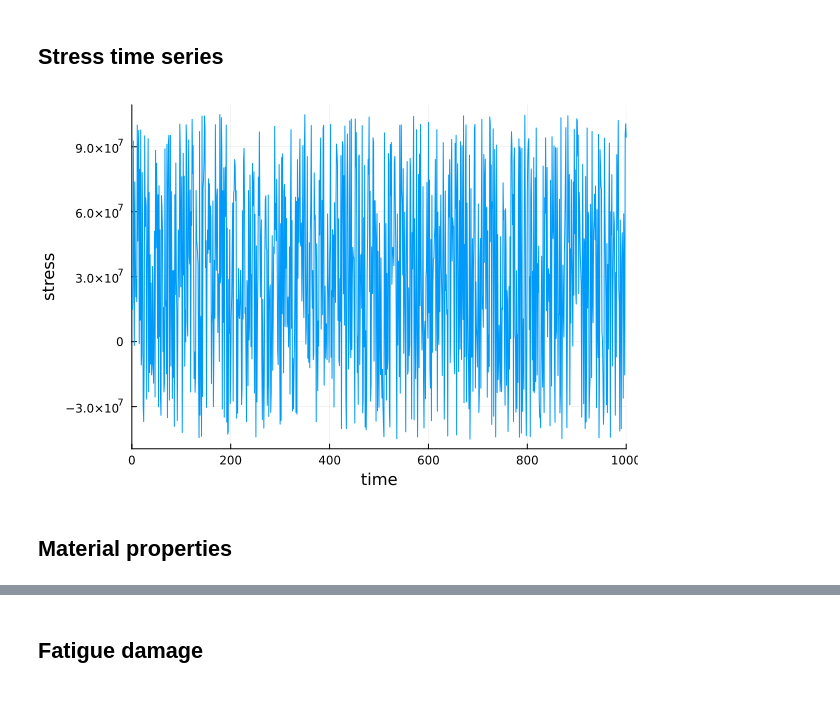
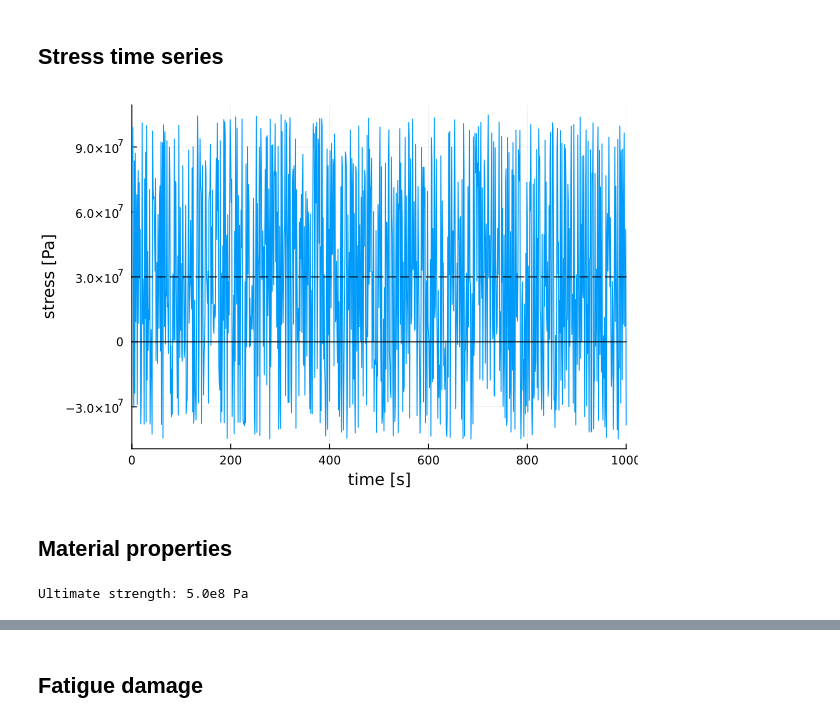
Before and after one commit to sandialabs/OWENS.jl, a Jupyter notebook: examples/Goodman_correction.ipynb, the cells around one changed output, grey strips where cells are left out. Drawn from its saved outputs; the diff is of its cells as text; code cells hidden in the pictures.

```diff
--- a/examples/Goodman_correction.ipynb
+++ b/examples/Goodman_correction.ipynb
@@ -45,10 +53,21 @@ fatigue_damage (generic function with 1 method)
 ## Stress time series
 # %%
 amplitude, mean = 150e6, 30e6
-stress = (rand(1000) .- 0.5)*amplitude .+ mean
-plot(stress; xlabel="time", ylabel="stress", label=nothing, xlim=(0,Inf))
+time = 1:1000
+stress = (rand(length(time)) .- 0.5)*amplitude .+ mean
+
+plot(time, stress; xlabel="time [s]", ylabel="stress [Pa]", label=nothing, xlim=(0,Inf))
+hline!([mean], label=nothing, color=:black, linestyle=:dash)
+hline!([0], label=nothing, color=:black, linestyle=:solid)
 # %% [output]
-[figure, old version]
+[figure, new version]
 # %% [markdown]
 ## Material properties
+# %%
+# Ultimate strength
+ultimate_strength = 500e6
+
+println("Ultimate strength: ", ultimate_strength, " Pa")
+# %% [output]
+Ultimate strength: 5.0e8 Pa
 # %%
```
Also changed, not shown: parts of 17 cells of this notebook, 1 other file.
